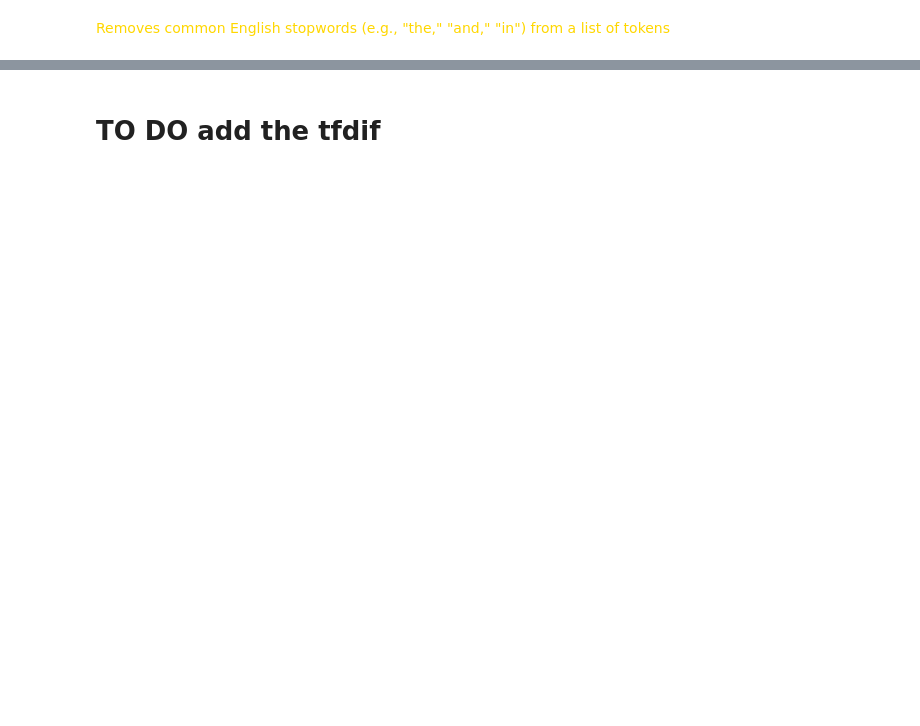
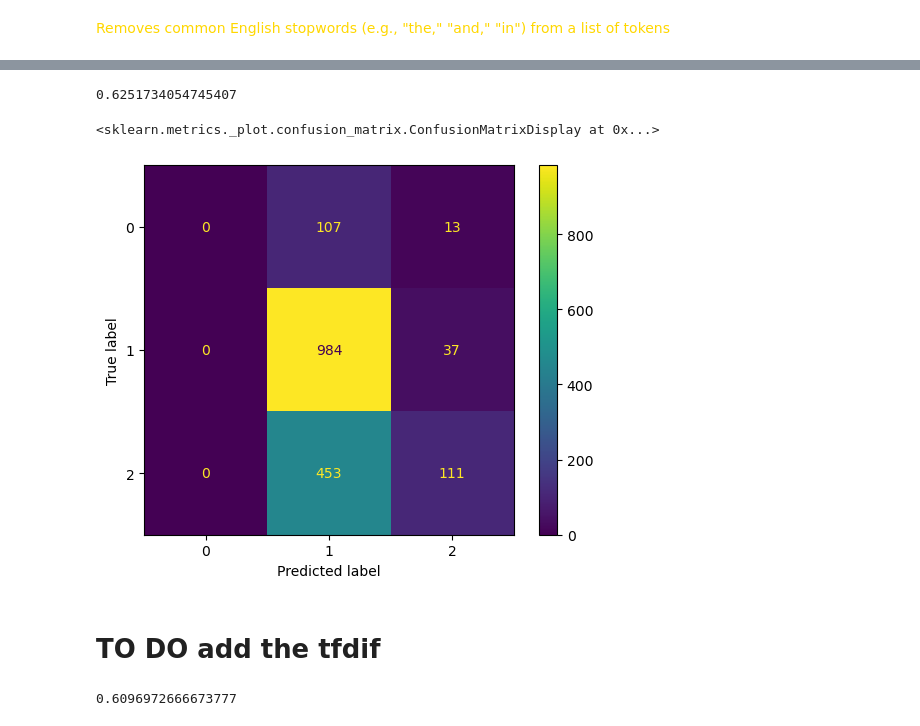
Before and after one commit to DenizzEmre/Phase_4_project, a Jupyter notebook: DataCleaning - Gav.ipynb, the cells around one changed output, grey strips where cells are left out. Saved outputs shown, nothing was run; the diff lists cells and outputs as text; code cells hidden in the pictures; blank space fills up the shorter version.

```diff
--- a/DataCleaning - Gav.ipynb
+++ b/DataCleaning - Gav.ipynb
@@ -333,4 +384,63 @@ df.head()
+# %%
+# # Convert the 'product' column to strings
+# df['product'] = df['product'].astype(str)
+
+# # Concatenate the "corpse" and "product" columns
+# df['text_with_product'] = [text + ' ' + product for text, product in zip(token_text, data['product'])]
+
+# Assign the concatenated text to X
+X = token_text
+
+# Assign the target labels to y
+y = df['Sentiment']
+# %%
+X_train, X_test, y_train, y_test = train_test_split(X,
+                                                    y,
+                                                    random_state=42,
+                                                    test_size=0.25)
+# %%
+X_t, X_val, y_t, y_val = train_test_split(X_train, y_train,
+                                          test_size=0.25, random_state=42)
+# %%
+cv = CountVectorizer()
+
+X_t_cv = cv.fit_transform(X_t)
+
+X_val_cv = cv.transform(X_val)
+
+mnb = MultinomialNB()
+
+mnb.fit(X_t_cv, y_t)
+y_hat = mnb.predict(X_val_cv)
+
+precision_score(y_val, y_hat, average='weighted')
+# %% [output]
+0.6251734054745407
+# %%
+cm = confusion_matrix(y_val, y_hat)
+
+# Display the confusion matrix
+disp = ConfusionMatrixDisplay(confusion_matrix=cm)
+disp.plot()
+# %% [output]
+<sklearn.metrics._plot.confusion_matrix.ConfusionMatrixDisplay at 0x...>
+[figure, added]
 # %% [markdown]
 # TO DO add the tfdif
 # %%
 # df.to_csv('cleaned_twitter_data.csv', index=False)
+# %%
+tfidf = TfidfVectorizer()
+
+X_t_vec = tfidf.fit_transform(X_t)
+
+X_val_vec = tfidf.transform(X_val)
+
+mnb = MultinomialNB()
+
+mnb.fit(X_t_vec, y_t)
+y_hat = mnb.predict(X_val_vec)
+
+precision_score(y_val, y_hat, average='weighted')
+# %% [output]
+0.6096972666673777
```
Also changed, not shown: parts of 33 cells of this notebook, 4 other files.
